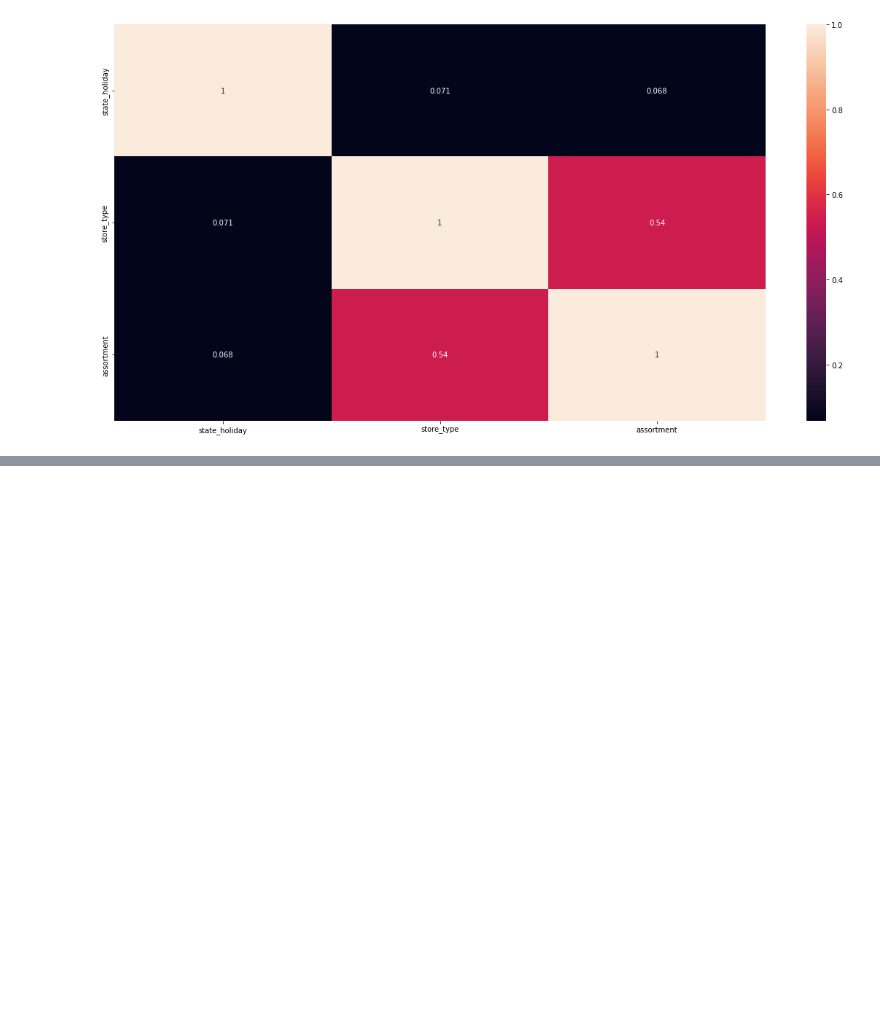
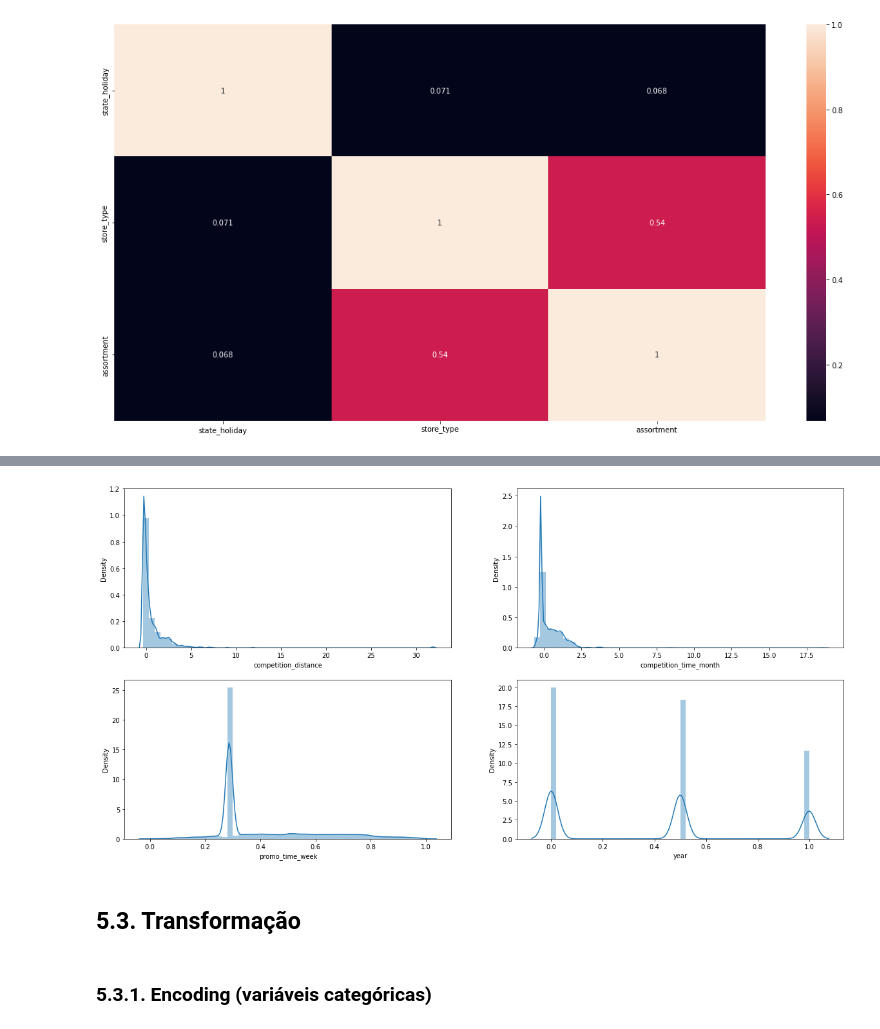
Before and after one commit to joaocortezi/Rossman, a Jupyter notebook: Data.ipynb, the cells around one changed output, grey strips where cells are left out. Drawn from its saved outputs; the diff is of its cells as text; code cells hidden in the pictures; blank space fills up the shorter version.

```diff
--- a/Data.ipynb
+++ b/Data.ipynb
@@ -879,0 +910,33 @@ sns.heatmap(d, annot=True)
+# %%
+rs = RobustScaler()
+mms = MinMaxScaler()
+
+# competition_distance - outliers consideráveis
+df5["competition_distance"] = rs.fit_transform(df5[["competition_distance"]].values)
+
+# competition_time_month - outliers consideráveis
+df5["competition_time_month"] = rs.fit_transform(df5[["competition_time_month"]].values)
+
+# promo_time_week - baixa quantidade de outliers
+df5["promo_time_week"] = mms.fit_transform(df5[["promo_time_week"]].values)
+
+# year - sem outliers
+df5["year"] = mms.fit_transform(df5[["year"]].values)
+# %%
+plt.subplot( 2,2,1)
+sns.distplot(df5["competition_distance"]);
+
+plt.subplot( 2,2,2)
+sns.distplot(df5["competition_time_month"]);
+
+plt.subplot( 2,2,3)
+sns.distplot(df5["promo_time_week"]);
+
+plt.subplot( 2,2,4)
+sns.distplot(df5["year"]);
+# %% [output]
+[figure, added]
+# %% [markdown]
+## 5.3. Transformação
+# %% [markdown]
+### 5.3.1. Encoding (variáveis categóricas)
```
Also changed, not shown: parts of 15 cells of this notebook.
